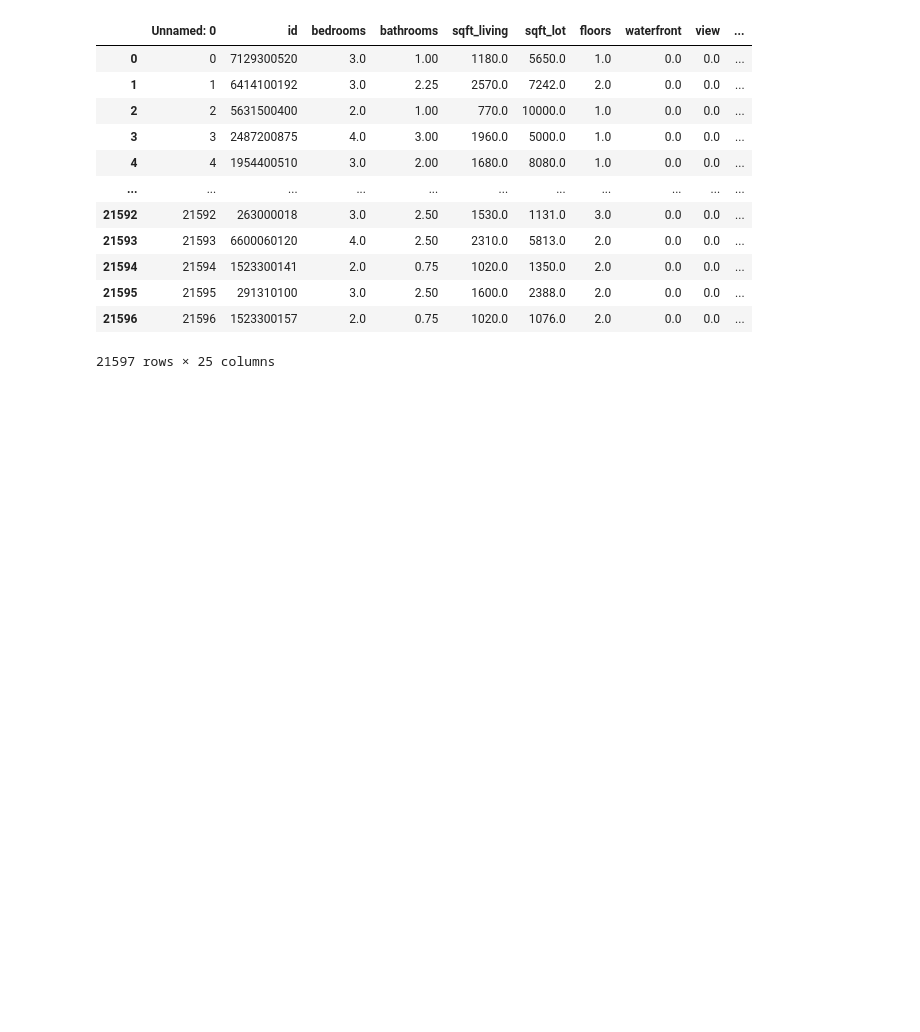
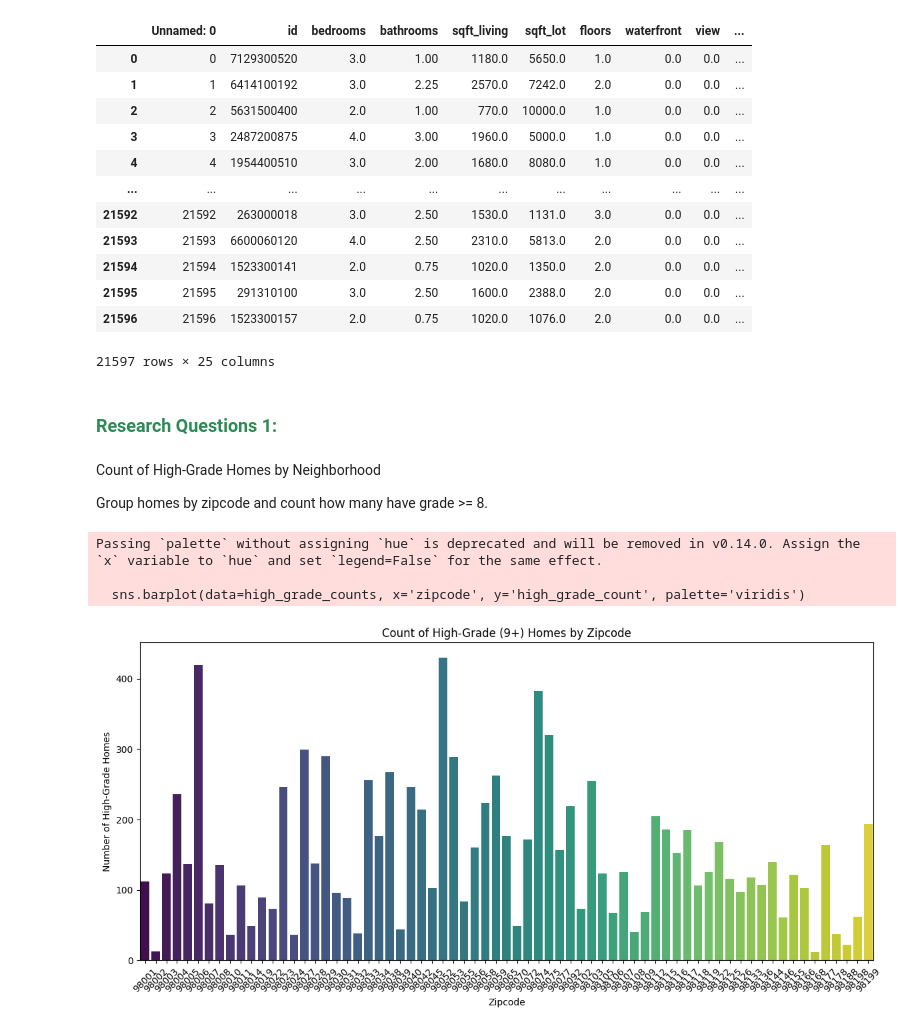
Before and after one commit to vasiuddin7733/ds-eda-project, a Jupyter notebook: notebooks/4_EDA_hypothesis_02.ipynb, the cells around one changed output. Saved outputs shown, nothing was run; the diff lists cells and outputs as text; code cells hidden in the pictures; blank space fills up the shorter version.

Commit message:
predict the hypothesis 2 with questions

```diff
--- a/notebooks/4_EDA_hypothesis_02.ipynb
+++ b/notebooks/4_EDA_hypothesis_02.ipynb
@@ -45,3 +49,33 @@ df_houses
 | 21595 | 21595 | 291310100 | 3.0 | 2.50 | 1600.0 | 2388.0 | 2.0 | 0.0 | 0.0 | ... |
 | 21596 | 21596 | 1523300157 | 2.0 | 0.75 | 1020.0 | 1076.0 | 2.0 | 0.0 | 0.0 | ... |
 21597 rows × 25 columns
+# %% [markdown]
+<h3 style='color:seagreen'> Research Questions 1:</h3>
+# %% [markdown]
+ Count of High-Grade Homes by Neighborhood
+
+Group homes by zipcode and count how many have grade >= 8.
+# %%
+# Count of high-grade homes (grade >= 8) per zipcode
+high_grade_counts = df_houses[df_houses['grade'] >= 8].groupby('zipcode').size().reset_index(name='high_grade_count')
+
+# Optional: Filter zipcodes with significant counts
+high_grade_counts = high_grade_counts[high_grade_counts['high_grade_count'] >= 10]
+
+# Sort for plotting
+high_grade_counts = high_grade_counts.sort_values(by='high_grade_count', ascending=False)
+
+# Plot
+plt.figure(figsize=(12, 6))
+sns.barplot(data=high_grade_counts, x='zipcode', y='high_grade_count', palette='viridis')
+plt.xticks(rotation=45)
+plt.title('Count of High-Grade (9+) Homes by Zipcode')
+plt.xlabel('Zipcode')
+plt.ylabel('Number of High-Grade Homes')
+plt.tight_layout()
+plt.show()
+# %% [output]
+Passing `palette` without assigning `hue` is deprecated and will be removed in v0.14.0. Assign the `x` variable to `hue` and set `legend=False` for the same effect.
+
+  sns.barplot(data=high_grade_counts, x='zipcode', y='high_grade_count', palette='viridis')
+[figure, added]
```
Also changed, not shown: parts of 21 cells of this notebook, 1 other file.
